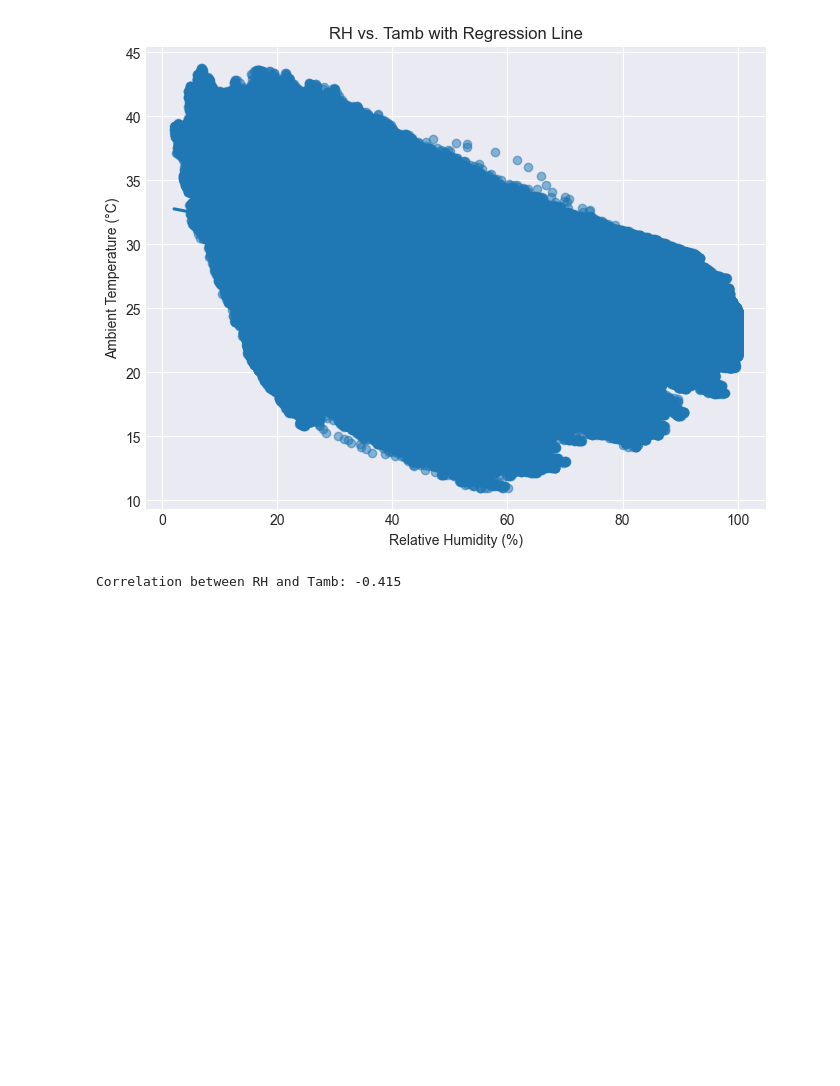
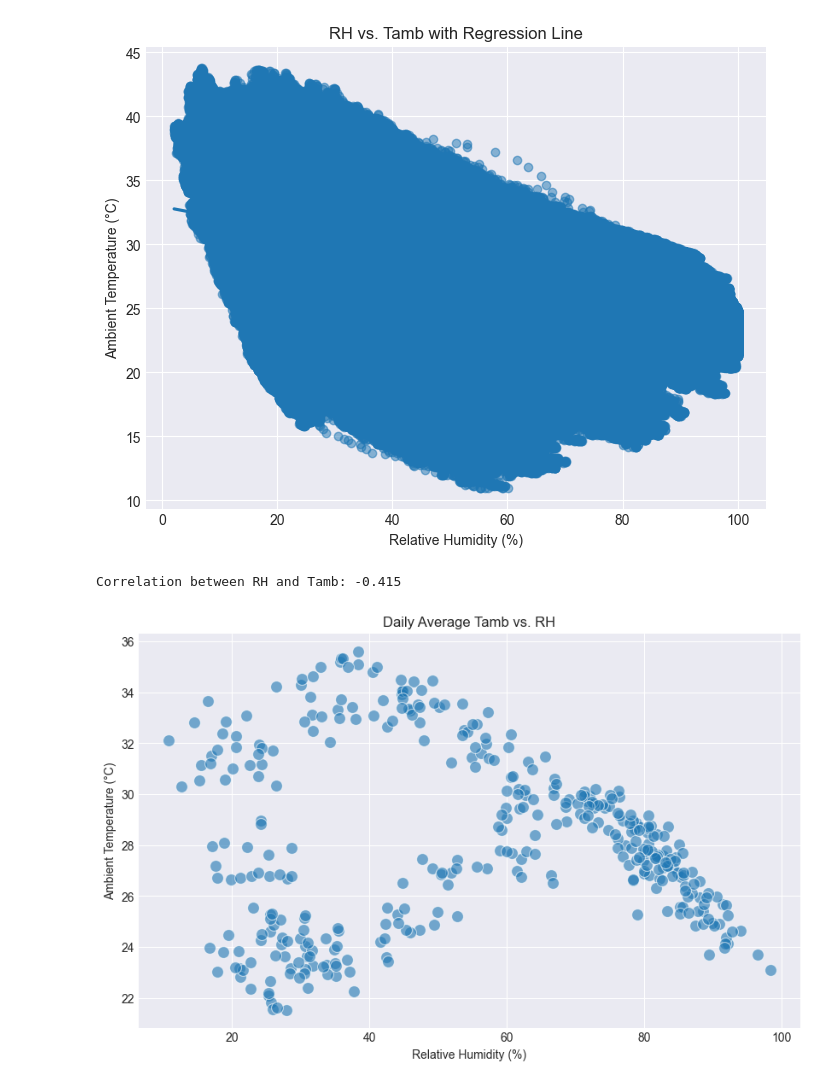
Before and after one commit to Bekalu-t/solar-challenge-week1, a Jupyter notebook: notebooks/benin_eda.ipynb, the cells around one changed output. Drawn from its saved outputs; the diff is of its cells as text; code cells hidden in the pictures; blank space fills up the shorter version.

Commit message:
feat: add temperature analysis and bubble chart for Benin EDA

```diff
--- a/notebooks/benin_eda.ipynb
+++ b/notebooks/benin_eda.ipynb
@@ -269,3 +269,13 @@ print(f"Correlation between RH and Tamb: {rh_tamb_corr:.3f}")
 # %% [output]
 [figure]
 Correlation between RH and Tamb: -0.415
+# %%
+df_daily = df.groupby(df['Timestamp'].dt.date).mean()[['Tamb', 'GHI', 'RH']]
+plt.figure(figsize=(10, 6))
+sns.scatterplot(x='RH', y='Tamb', data=df_daily, s=100, alpha=0.6)
+plt.title('Daily Average Tamb vs. RH')
+plt.xlabel('Relative Humidity (%)')
+plt.ylabel('Ambient Temperature (°C)')
+plt.show()
+# %% [output]
+[figure, added]
```
Also changed, not shown: parts of 2 cells of this notebook.
